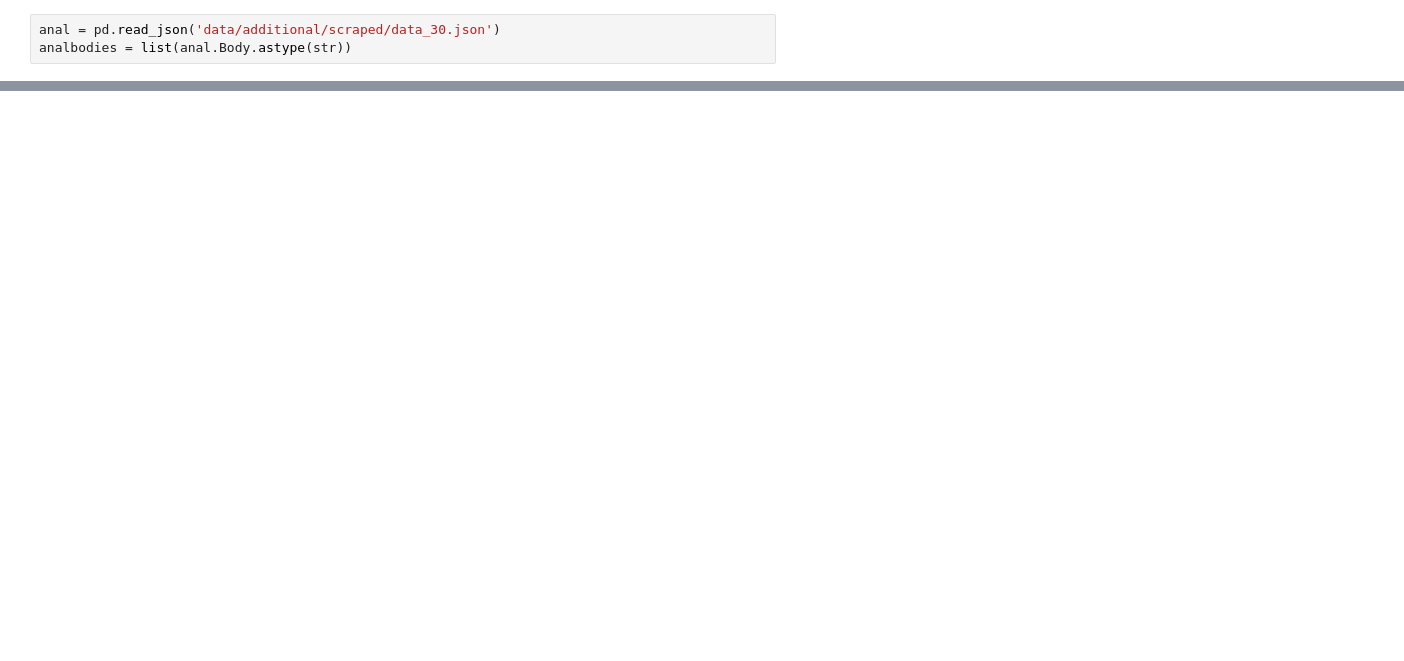
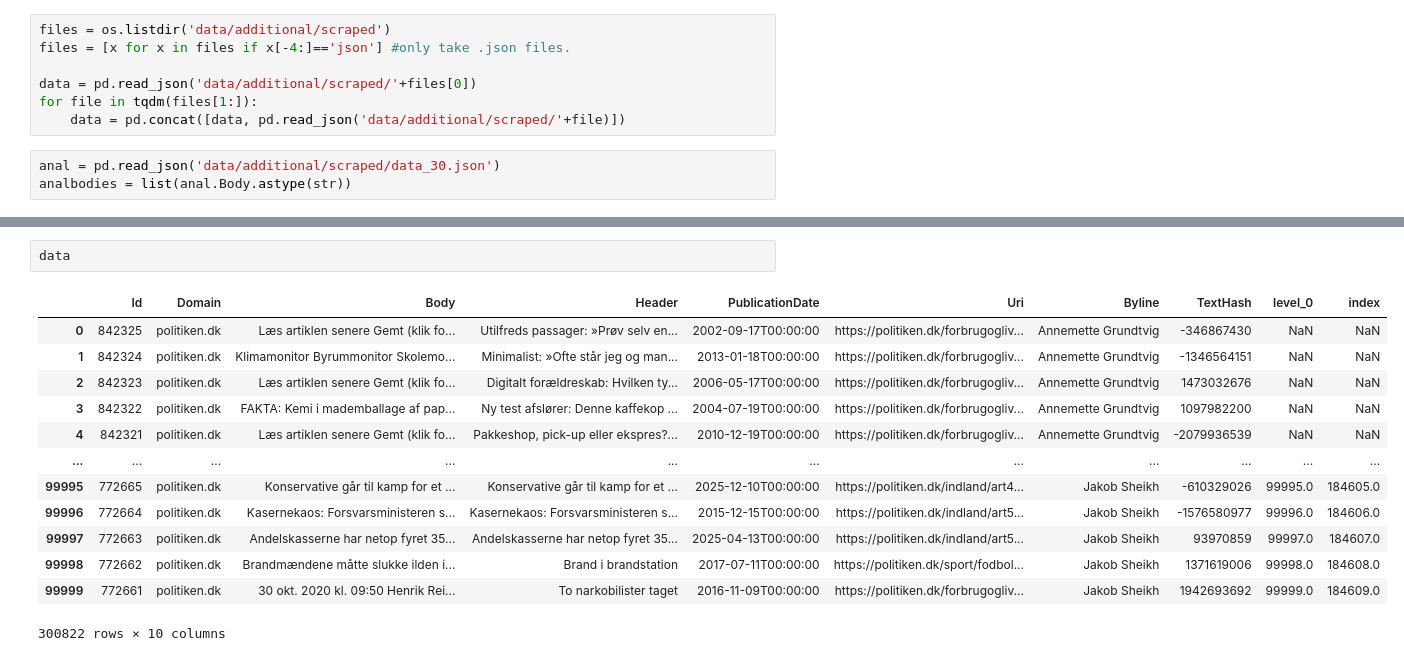
Before and after one commit to kroglkt/articlencoding, a Jupyter notebook: Data Formatting.ipynb, the cells around one changed output, grey strips where cells are left out. Cells and saved outputs as stored; diff of their text form; blank space fills up the shorter version.

```diff
--- a/Data Formatting.ipynb
+++ b/Data Formatting.ipynb
@@ -843,3 +839,10 @@ b[11232]
+# %%
+files = os.listdir('data/additional/scraped')
+files = [x for x in files if x[-4:]=='json'] #only take .json files.
+
+data = pd.read_json('data/additional/scraped/'+files[0])
+for file in tqdm(files[1:]):
+    data = pd.concat([data, pd.read_json('data/additional/scraped/'+file)])
 # %%
 anal = pd.read_json('data/additional/scraped/data_30.json')
 analbodies = list(anal.Body.astype(str))
@@ -855,0 +869,16 @@ analbodies = list(anal.Body.astype(str))
+# %%
+data
+# %% [output]
+|  | Id | Domain | Body | Header | PublicationDate | Uri | Byline | TextHash | level_0 | index |
+| 0 | 842325 | politiken.dk | Læs artiklen senere Gemt (klik fo... | Utilfreds passager: »Prøv selv en... | 2002-09-17T00:00:00 | https://politiken.dk/forbrugogliv... | Annemette Grundtvig | -346867430 | NaN | NaN |
+| 1 | 842324 | politiken.dk | Klimamonitor Byrummonitor Skolemo... | Minimalist: »Ofte står jeg og man... | 2013-01-18T00:00:00 | https://politiken.dk/forbrugogliv... | Annemette Grundtvig | -1346564151 | NaN | NaN |
+| 2 | 842323 | politiken.dk | Læs artiklen senere Gemt (klik fo... | Digitalt forældreskab: Hvilken ty... | 2006-05-17T00:00:00 | https://politiken.dk/forbrugogliv... | Annemette Grundtvig | 1473032676 | NaN | NaN |
+| 3 | 842322 | politiken.dk | FAKTA: Kemi i mademballage af pap... | Ny test afslører: Denne kaffekop ... | 2004-07-19T00:00:00 | https://politiken.dk/forbrugogliv... | Annemette Grundtvig | 1097982200 | NaN | NaN |
+| 4 | 842321 | politiken.dk | Læs artiklen senere Gemt (klik fo... | Pakkeshop, pick-up eller ekspres?... | 2010-12-19T00:00:00 | https://politiken.dk/forbrugogliv... | Annemette Grundtvig | -2079936539 | NaN | NaN |
+| ... | ... | ... | ... | ... | ... | ... | ... | ... | ... | ... |
+| 99995 | 772665 | politiken.dk | Konservative går til kamp for et ... | Konservative går til kamp for et ... | 2025-12-10T00:00:00 | https://politiken.dk/indland/art4... | Jakob Sheikh | -610329026 | 99995.0 | 184605.0 |
+| 99996 | 772664 | politiken.dk | Kasernekaos: Forsvarsministeren s... | Kasernekaos: Forsvarsministeren s... | 2015-12-15T00:00:00 | https://politiken.dk/indland/art5... | Jakob Sheikh | -1576580977 | 99996.0 | 184606.0 |
+| 99997 | 772663 | politiken.dk | Andelskasserne har netop fyret 35... | Andelskasserne har netop fyret 35... | 2025-04-13T00:00:00 | https://politiken.dk/indland/art5... | Jakob Sheikh | 93970859 | 99997.0 | 184607.0 |
+| 99998 | 772662 | politiken.dk | Brandmændene måtte slukke ilden i... | Brand i brandstation | 2017-07-11T00:00:00 | https://politiken.dk/sport/fodbol... | Jakob Sheikh | 1371619006 | 99998.0 | 184608.0 |
+| 99999 | 772661 | politiken.dk | 30 okt. 2020 kl. 09:50 Henrik Rei... | To narkobilister taget | 2016-11-09T00:00:00 | https://politiken.dk/forbrugogliv... | Jakob Sheikh | 1942693692 | 99999.0 | 184609.0 |
+300822 rows × 10 columns
```
Also changed, not shown: parts of 5 cells of this notebook, 7 other files.
